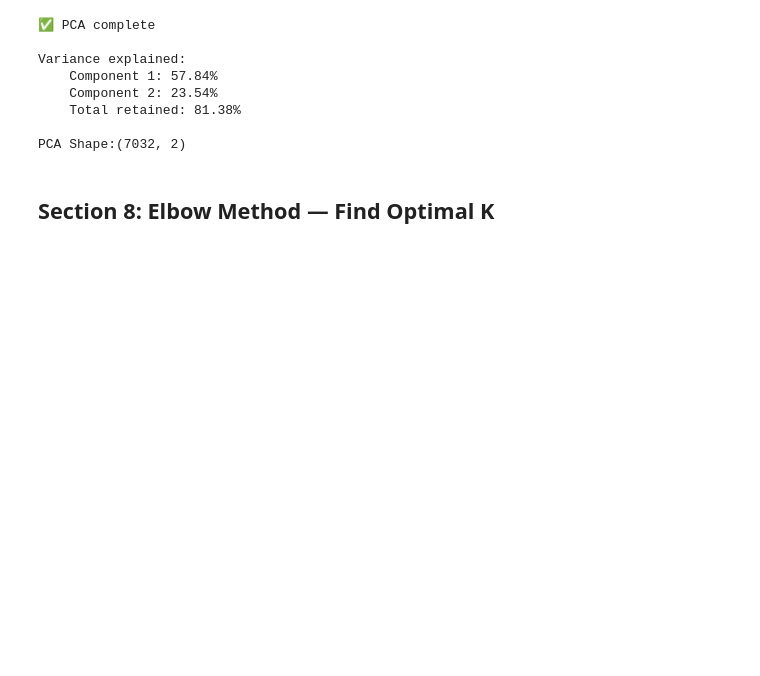
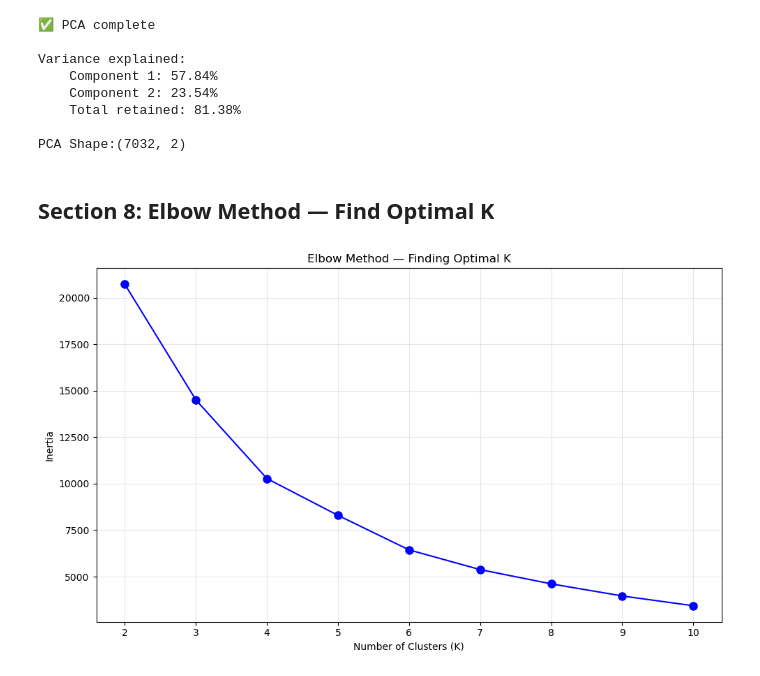
Before and after one commit to M20Jay/customer-segmentation, a Jupyter notebook: customer_segmentation.ipynb, the cells around one changed output. Cells and saved outputs as stored; diff of their text form; code cells hidden in the pictures; blank space fills up the shorter version.

```diff
--- a/customer_segmentation.ipynb
+++ b/customer_segmentation.ipynb
@@ -241,20 +241,29 @@ PCA Shape:(7032, 2)
 # %%
 # ── Section 8: Elbow Method ──────────────────────────────────────
 # We try KMeans with different K values (2 to 10)
 # and plot the inertia for each
 # Inertia = sum of distances from each point to its centroid
 # Lower inertia = tighter clusters
 # We look for the "elbow" — where adding more clusters
 # stops giving significant improvement
 
 inertias = []
 K_range = range(2,11)
 
 for k in K_range:
     kmeans = KMeans(n_clusters =k, random_state = 42, n_init =10)
     kmeans.fit(df_scaled)
-    ineratias.append(kmeans.inertia_)
+    inertias.append(kmeans.inertia_)
 
 # Plot the elbow curve
-plt.figure(figsiz=(10,6))
-plt.plot(K_range,ineartias,'bo-', marker_size =8)
+plt.figure(figsize=(10,6))
+plt.plot(K_range, inertias,'bo-', markersize =8)
+plt.xlabel('Number of Clusters (K)')
+plt.ylabel('Inertia')
+plt.title('Elbow Method — Finding Optimal K')
+plt.xticks(K_range)
+plt.grid(True, alpha=0.3)
+plt.tight_layout()
+plt.savefig('elbow_method.png', dpi=150, bbox_inches='tight')
+# %% [output]
+[figure, added]
```
Also changed, not shown: parts of 7 cells of this notebook, 1 other file.
